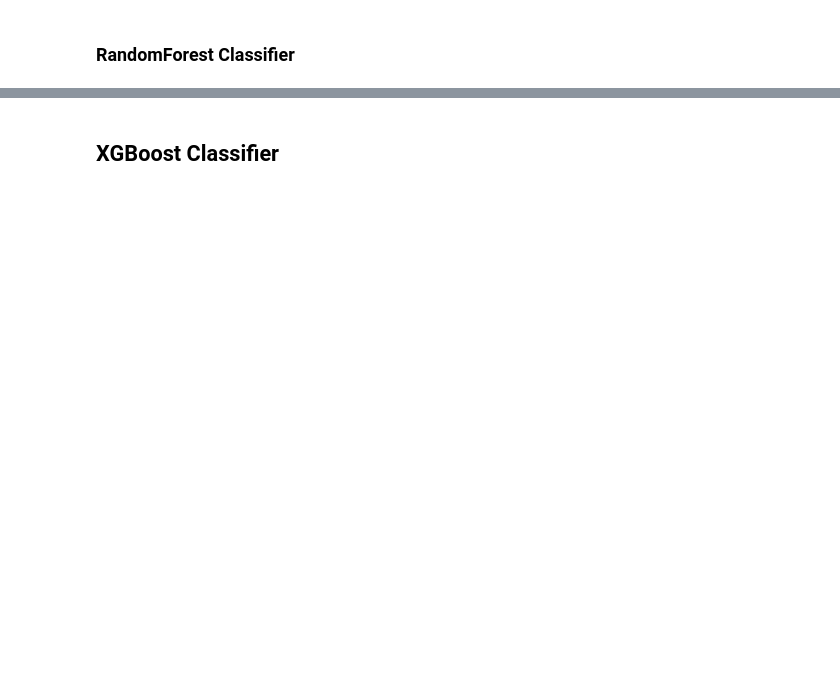
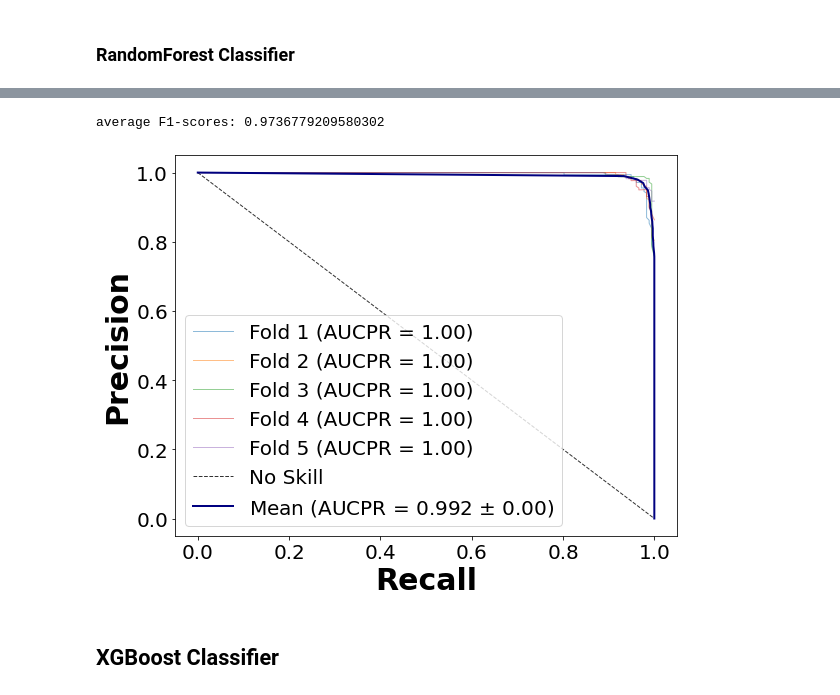
Before and after one commit to g7an/Security-Analytics-Final-Project, a Jupyter notebook: ML.ipynb, the cells around one changed output, grey strips where cells are left out. Cells and saved outputs as stored; diff of their text form; code cells hidden in the pictures; blank space fills up the shorter version.

```diff
--- a/ML.ipynb
+++ b/ML.ipynb
@@ -68,22 +79,14 @@ y_test = pd.concat([y_test1, y_test2], axis=0)
 import warnings
 warnings.filterwarnings('ignore')
 
-nus = [0.001, 0.01, 0.05, 0.1, 0.25, 0.5]
+nus = [0.001, 0.05, 0.1, 0.5]
 gammas = [0.005, 0.01, 0.1, 0.25, 0.5, 1]
 
-tuned_parameters = {'kernel' : ['rbf'], 'gamma' : gammas, 'nu': nus}
-scores = ['precision', 'recall']
+tuned_parameters = {'gamma' : gammas, 'nu': nus}
+clf = GridSearchCV(OneClassSVM(), tuned_parameters, cv=5, scoring='f1', return_train_score=True)
 
+clf.fit(X_train, y_train)
 
-for score in scores:
-    clf = GridSearchCV(OneClassSVM(), tuned_parameters, cv=5,
-                           scoring=f'{score}', return_train_score=True)
-
-    clf.fit(X_train, y_train)
-
-    resultDf = pd.DataFrame(clf.cv_results_)
-    print(resultDf[["mean_test_score", "std_test_score", "params"]].sort_values(by=["mean_test_score"], ascending=False).head())
-
-    print("Best parameters set found on development set:")
-    print()
-    print(clf.best_params_)
+print("Best parameters set found on development set:")
+print()
+print(clf.best_params_)
@@ -275,6 +311,8 @@ def plot_prc_curve(classifier, X, y, n_folds=5):
 
     cv = StratifiedKFold(n_splits=n_folds)
 
+
+    # defining the lists
     prs = []
     aucs = []
     mean_recall = np.linspace(0, 1, 100)
@@ -283,10 +321,9 @@ def plot_prc_curve(classifier, X, y, n_folds=5):
     plt.figure(figsize=(9, 7))
     index = 0
     for train, test in cv.split(X, y):
-
         probas_ = classifier.fit(X.iloc[train], y.iloc[train].values.ravel()).predict_proba(X.iloc[test])
-        # Compute PR curve and area the curve
-        precision, recall, thresholds = precision_recall_curve(y.iloc[test], probas_)
+        # Compute PR curve and area under the curve
+        precision, recall, thresholds = precision_recall_curve(y.iloc[test], probas_[:, 1])
         prs.append(np.interp(mean_recall, precision, recall))
         pr_auc = auc(recall, precision)
         aucs.append(pr_auc)
@@ -409,6 +498,9 @@ train_classifier(("Random Forest", RandomForestClassifier(n_estimators=100, rand
 # %%
 classifier = RandomForestClassifier(n_estimators=100)
-plot_kfold_roc_curve(classifier, X, y, title = "ROC curve")
+plot_prc_curve(classifier, X, y)
+# %% [output]
+average F1-scores: 0.9736779209580302
+[figure, added]
 # %% [markdown]
 ## XGBoost Classifier
 # %%
```
Also changed, not shown: parts of 17 cells of this notebook, 1 other file.
